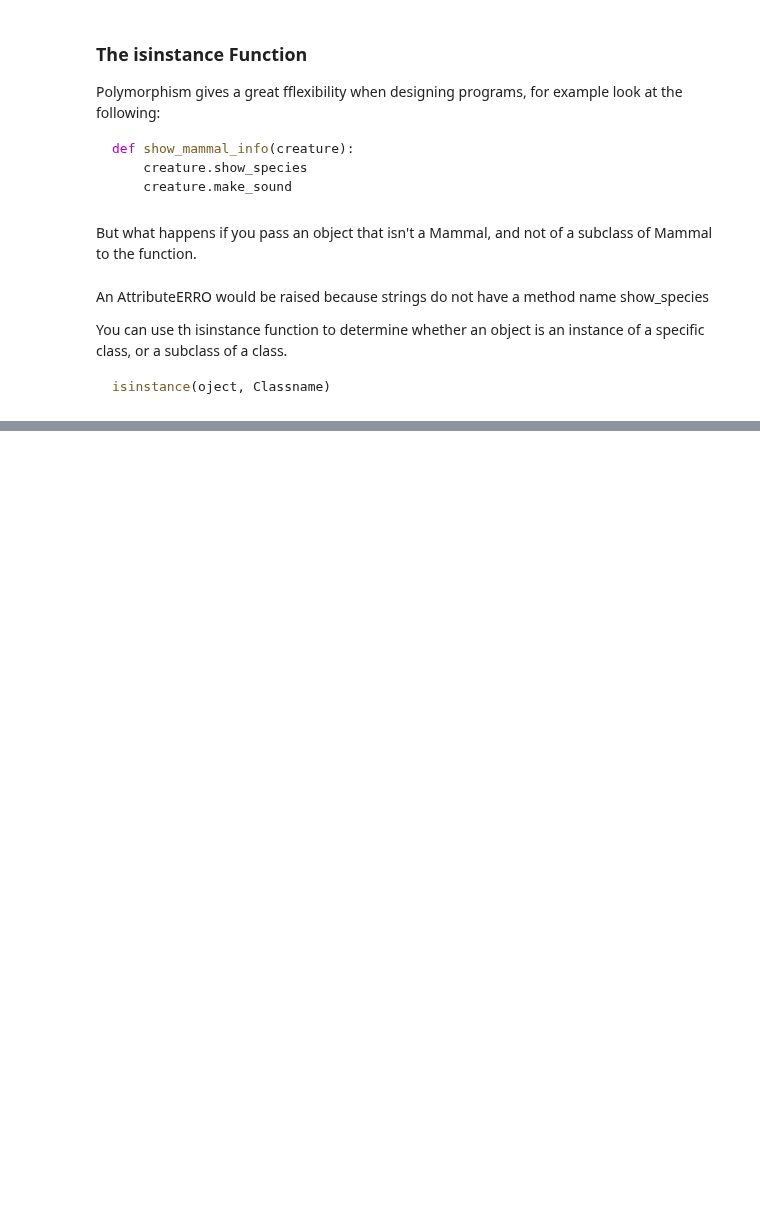
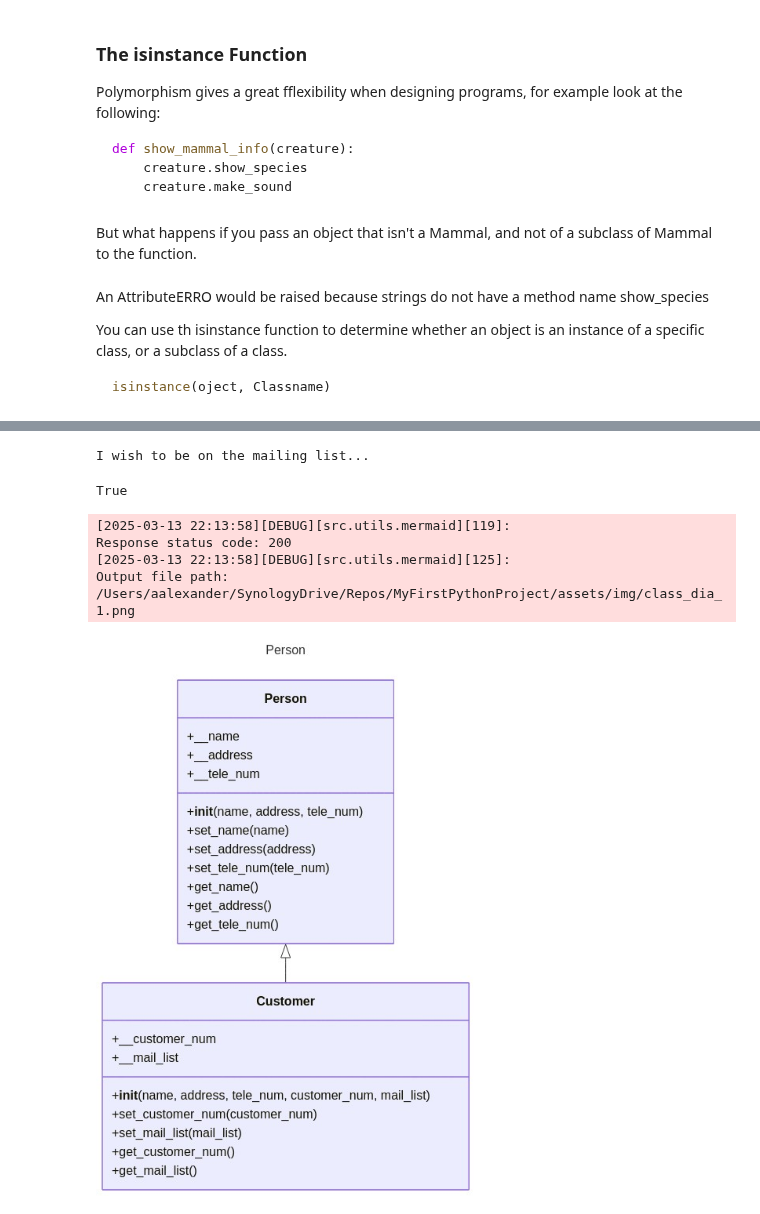
Before and after one commit to Alena-Alexander/My-First-Python-Project, a Jupyter notebook: Notebooks/ChaptersSOWPv4/chapter11.ipynb, the cells around one changed output, grey strips where cells are left out. Drawn from its saved outputs; the diff is of its cells as text; code cells hidden in the pictures; blank space fills up the shorter version.

```diff
--- a/Notebooks/ChaptersSOWPv4/chapter11.ipynb
+++ b/Notebooks/ChaptersSOWPv4/chapter11.ipynb
@@ -498,0 +1163,54 @@ main()
+# %%
+customer = Customer("tom", "908908 tom street", 4444458787, 5, True)
+
+customer.get_name()
+customer.get_address()
+customer.get_tele_num()
+customer.get_customer_num()
+customer.get_mail_list()
+# %% [output]
+I wish to be on the mailing list...
+True
+# %%
+from src.utils.mermaid import mm_save_as_png, display_image_from_file
+
+mermaid_diagram_8 = """---
+title: Person
+---
+classDiagram
+    Person <|-- Customer
+    Person : +__name
+    Person : +__address
+    Person : +__tele_num
+    Person : +__init__(name, address, tele_num)
+    Person : +set_name(name)
+    Person : +set_address(address)
+    Person : +set_tele_num(tele_num)
+    Person : +get_name()
+    Person : +get_address()
+    Person : +get_tele_num()
+    class Customer{
+        +__customer_num
+        +__mail_list
+        +__init__(name, address, tele_num, customer_num, mail_list)
+        +set_customer_num(customer_num)
+        +set_mail_list(mail_list)
+        +get_customer_num()
+        +get_mail_list()
+    }
+"""
+
+# Save the mermaid diagram
+filepath = mm_save_as_png(
+    mermaid_diagram_8, "../../assets/img/class_dia_1.png"
+)
+
+# Get the mermaid diagram from a file
+display_image_from_file('../../assets/img/class_dia_1.png')
+# %% [output]
+[2025-03-13 22:13:58][DEBUG][src.utils.mermaid][119]:
+Response status code: 200
+[2025-03-13 22:13:58][DEBUG][src.utils.mermaid][125]:
+Output file path:
+/Users/aalexander/SynologyDrive/Repos/MyFirstPythonProject/assets/img/class_dia_1.png
+[figure, added]
```
Also changed, not shown: parts of 15 cells of this notebook, 1 other file.
